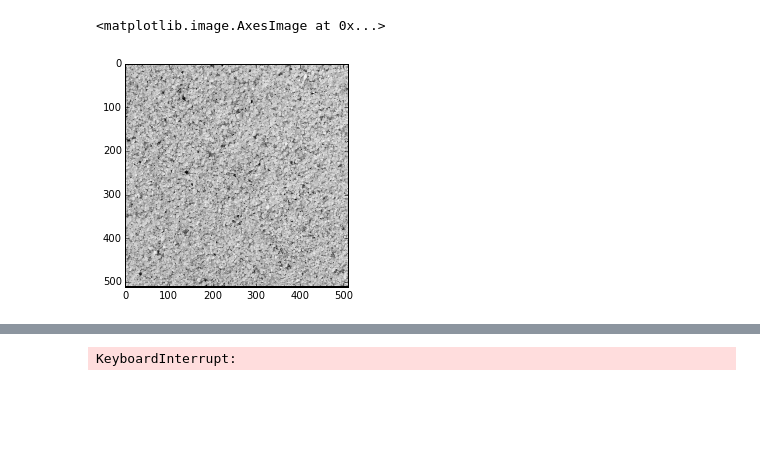
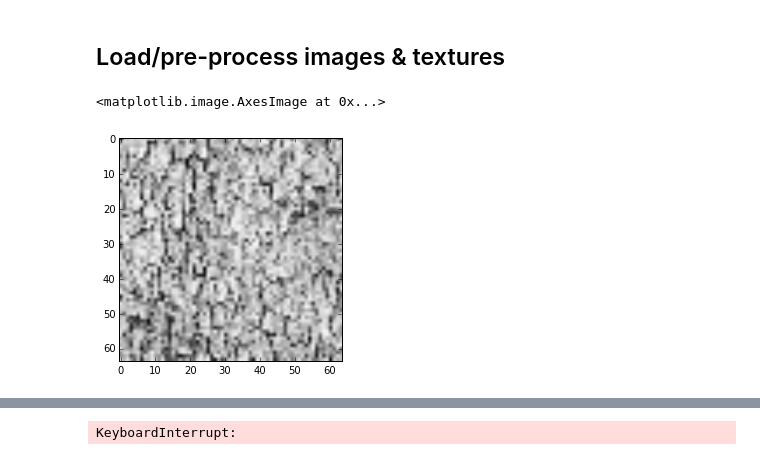
Before and after one commit to mehdidc/blending, a Jupyter notebook: Textures.ipynb, the cells around one changed output, grey strips where cells are left out. Drawn from its saved outputs; the diff is of its cells as text; code cells hidden in the pictures; blank space fills up the shorter version.

```diff
--- a/Textures.ipynb
+++ b/Textures.ipynb
@@ -13,8 +14,21 @@ texture = texture.astype(np.float32)
+# %%
+w, h = 64, 64
+# %% [markdown]
+## Load/pre-process images & textures
+# %%
+textures = []
+folder = os.getenv("DATA_PATH")+ "/textures"
+for filename in glob.glob(folder + "/*.tiff"):
+    if "1.1" not in filename:
+        continue
+    textures.append(resize(imread(filename), (w, h)).tolist())
+textures = np.array(textures, dtype="float32")
+textures = textures[0:1]
 # %%
-plt.imshow(texture, cmap="gray")
+plt.imshow(textures[1], cmap="gray")
 # %% [output]
 <matplotlib.image.AxesImage at 0x...>
-[figure, old version]
+[figure, new version]
 # %%
 data = MNIST()
 data.load()
```
Also changed, not shown: parts of 24 cells of this notebook, 4 other files.
